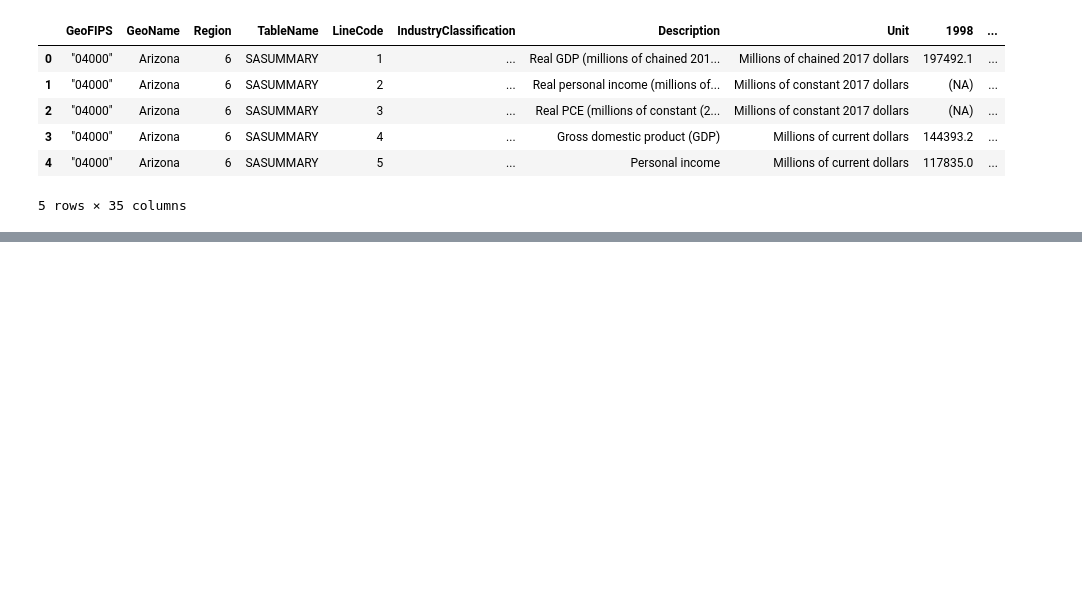
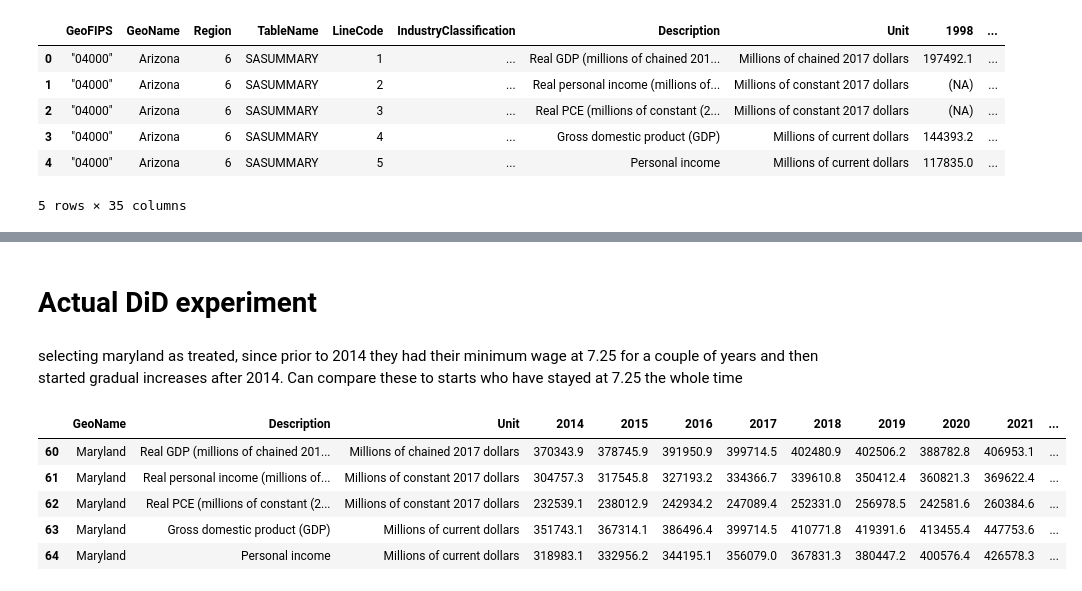
Before and after one commit to khaeuss808/UDS_FinalProject, a Jupyter notebook: FINALproject.ipynb, the cells around one changed output, grey strips where cells are left out. Drawn from its saved outputs; the diff is of its cells as text; code cells hidden in the pictures; blank space fills up the shorter version.

```diff
--- a/FINALproject.ipynb
+++ b/FINALproject.ipynb
@@ -217,0 +223,14 @@ control_df.head()
+# %% [markdown]
+# Actual DiD experiment
+# %% [markdown]
+selecting maryland as treated, since prior to 2014 they had their minimum wage at 7.25 for a couple of years and then started gradual increases after 2014. Can compare these to starts who have stayed at 7.25 the whole time
+# %%
+maryland_treated_df = treated_df[treated_df["GeoName"] == "Maryland"]
+maryland_treated_df.head()
+# %% [output]
+|  | GeoName | Description | Unit | 2014 | 2015 | 2016 | 2017 | 2018 | 2019 | 2020 | 2021 | ... |
+| 60 | Maryland | Real GDP (millions of chained 201... | Millions of chained 2017 dollars | 370343.9 | 378745.9 | 391950.9 | 399714.5 | 402480.9 | 402506.2 | 388782.8 | 406953.1 | ... |
+| 61 | Maryland | Real personal income (millions of... | Millions of constant 2017 dollars | 304757.3 | 317545.8 | 327193.2 | 334366.7 | 339610.8 | 350412.4 | 360821.3 | 369622.4 | ... |
+| 62 | Maryland | Real PCE (millions of constant (2... | Millions of constant 2017 dollars | 232539.1 | 238012.9 | 242934.2 | 247089.4 | 252331.0 | 256978.5 | 242581.6 | 260384.6 | ... |
+| 63 | Maryland | Gross domestic product (GDP) | Millions of current dollars | 351743.1 | 367314.1 | 386496.4 | 399714.5 | 410771.8 | 419391.6 | 413455.4 | 447753.6 | ... |
+| 64 | Maryland | Personal income | Millions of current dollars | 318983.1 | 332956.2 | 344195.1 | 356079.0 | 367831.3 | 380447.2 | 400576.4 | 426578.3 | ... |
```
Also changed, not shown: parts of 10 cells of this notebook, 3 other files.
